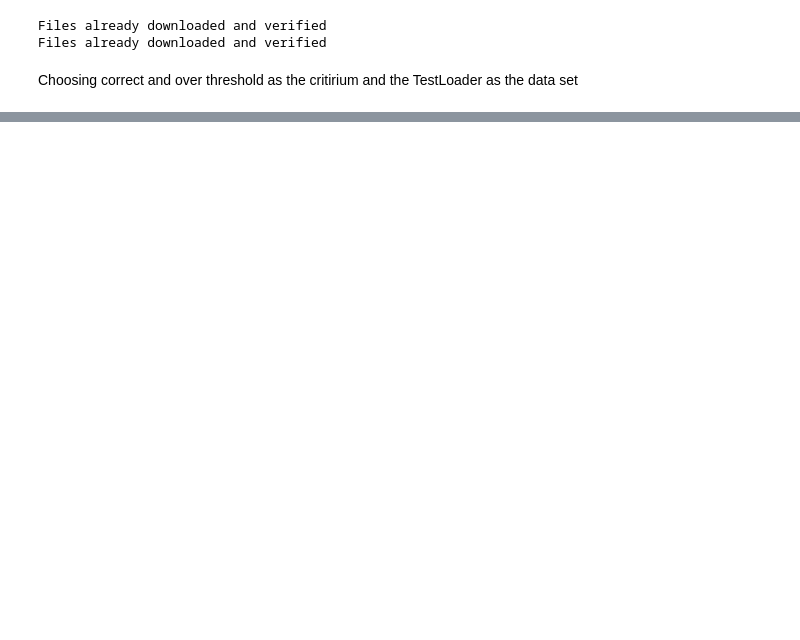
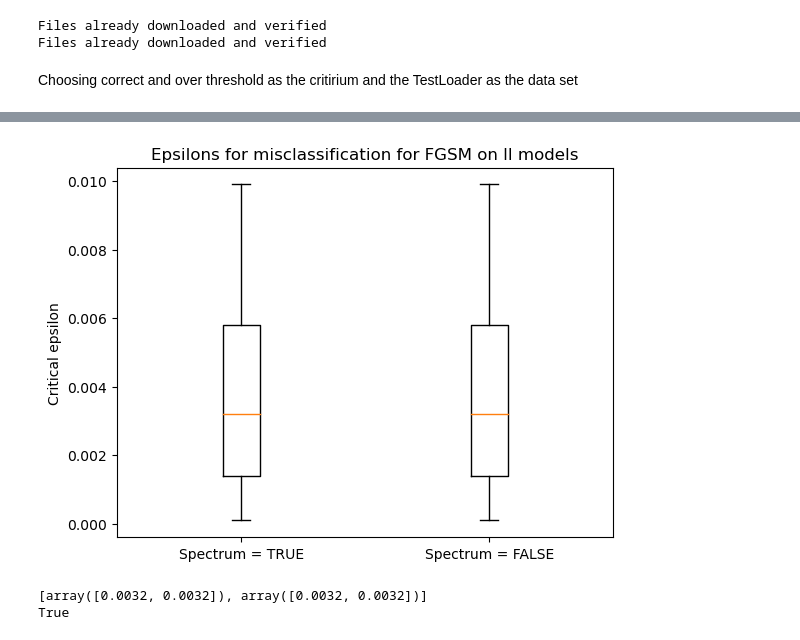
Before and after one commit to holzhauk/LocalLearning, a Jupyter notebook: notebooks/Mia .ipynb, the cells around one changed output, grey strips where cells are left out. Saved outputs shown, nothing was run; the diff lists cells and outputs as text; code cells hidden in the pictures; blank space fills up the shorter version.

```diff
--- a/notebooks/Mia .ipynb
+++ b/notebooks/Mia .ipynb
@@ -443,0 +627,27 @@ print(np.mean(eps_fit_curve_at_half_bp))
+# %%
+#bp_spectra = all_models_per_image_bp[scales_stringer_spectra]
+
+x = scales_stringer_spectra
+y = all_models_per_image_bp
+stringer_bp = [b for a, b in zip(x, y) if a]
+not_stringer_bp = [b for a, b in zip(x, y) if not a]
+y = all_models_per_image_ll
+stringer_ll = [b for a, b in zip(x, y) if a]
+not_stringer_ll = [b for a, b in zip(x, y) if not a]
+# %%
+flat_ll_stringer = [item for sublist in stringer_ll for item in sublist]
+flat_ll_not_stringer = [item for sublist in not_stringer_ll for item in sublist]
+
+boxplot = plt.boxplot([flat_ll_stringer,flat_ll_not_stringer],showfliers=False)
+plt.xticks([1,2],["Spectrum = TRUE","Spectrum = FALSE"])
+plt.ylabel("Critical epsilon")
+plt.title("Epsilons for misclassification for FGSM on ll models")
+plt.show()
+
+meds = [item.get_ydata() for item in boxplot["medians"]]
+print(meds)
+print((meds[0]==meds[1]).all())
+# %% [output]
+[figure, added]
+[array([0.0032, 0.0032]), array([0.0032, 0.0032])]
+True
```
Also changed, not shown: parts of 16 cells of this notebook.
